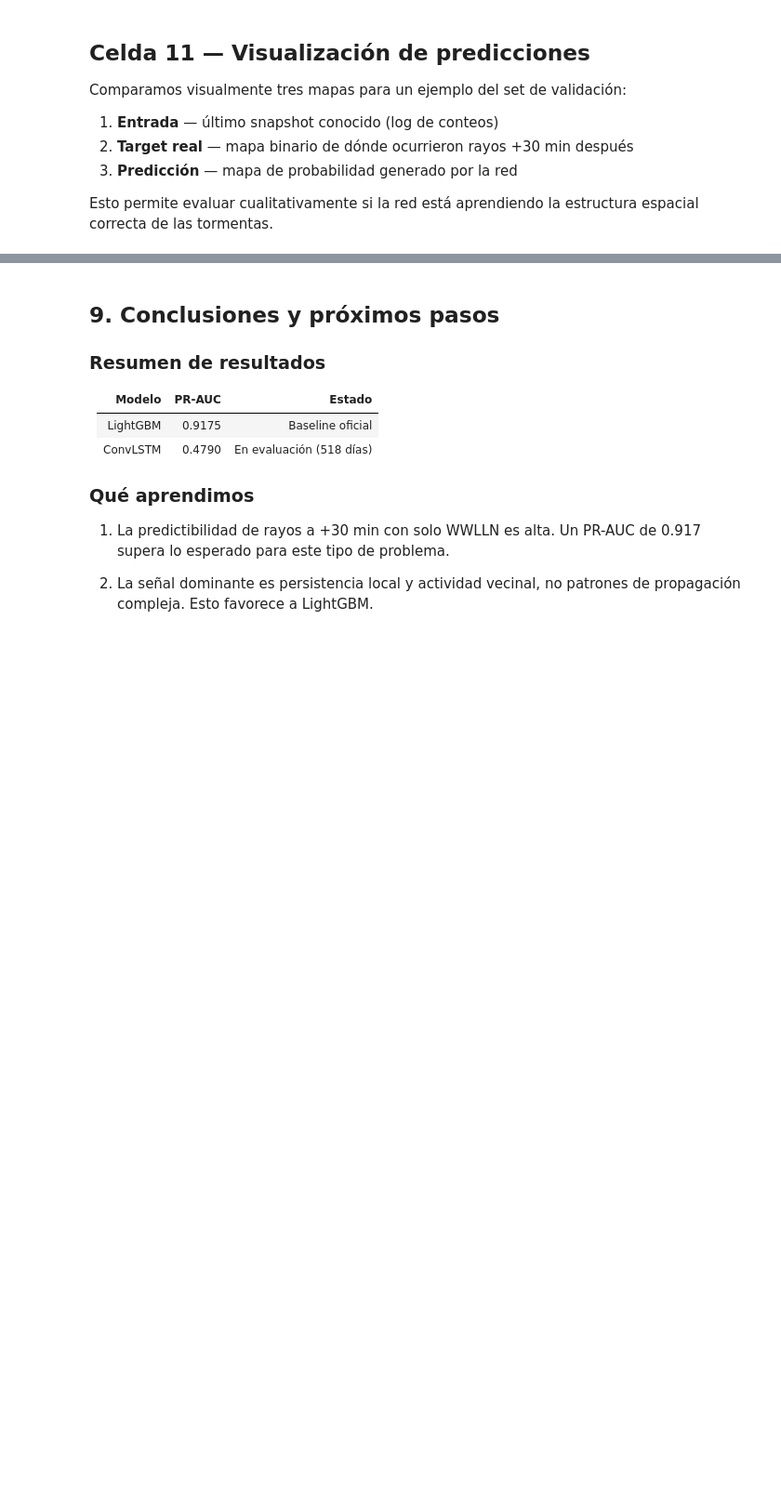
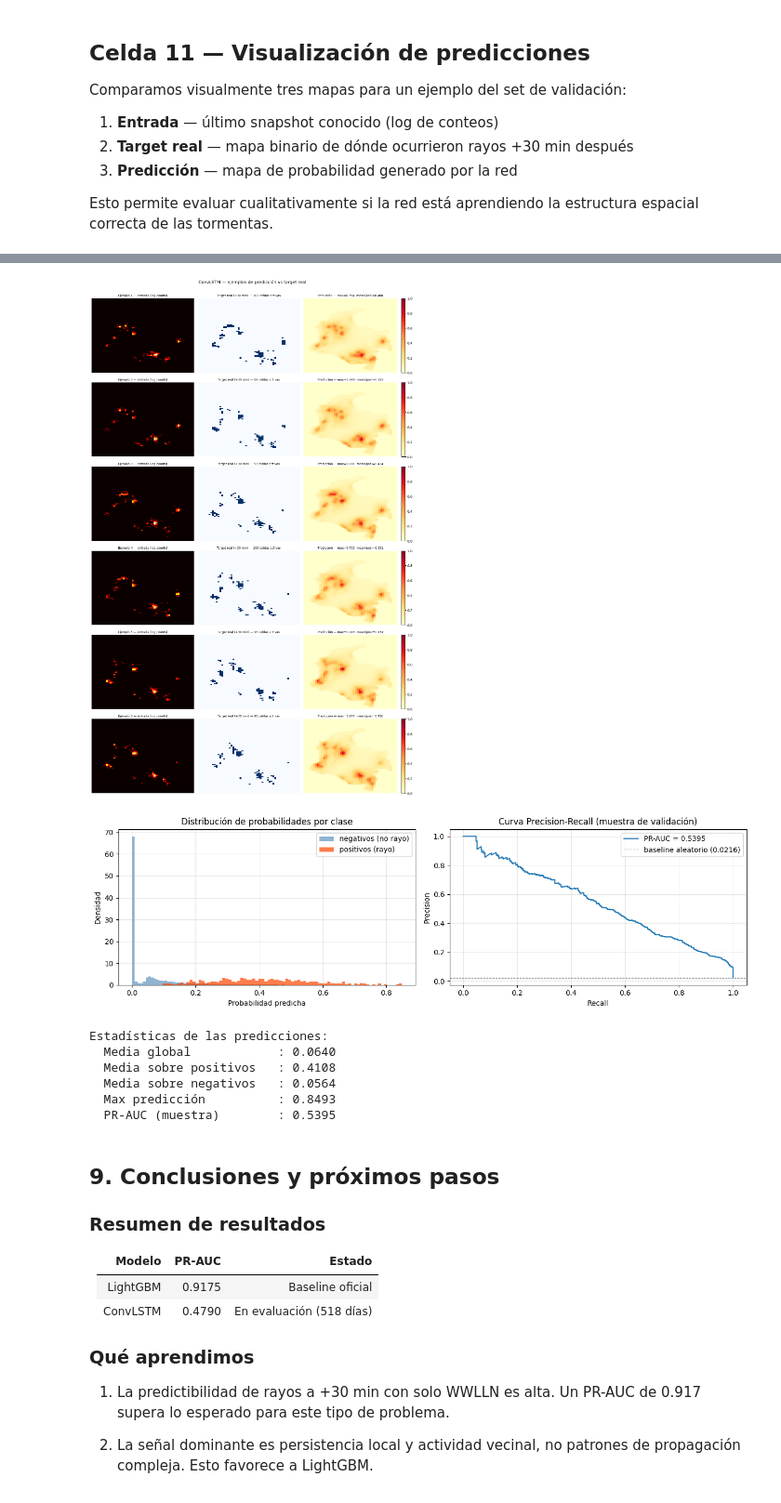
Before and after one commit to mfvalle/lightning-occurrence, a Jupyter notebook: ConvLSTM_—_Predicción_de_rayos_en_Colombia.ipynb, the cells around one changed output, grey strips where cells are left out. Shown at 93% size. Drawn from its saved outputs; the diff is of its cells as text; code cells hidden in the pictures; blank space fills up the shorter version.

```diff
--- a/ConvLSTM_—_Predicción_de_rayos_en_Colombia.ipynb
+++ b/ConvLSTM_—_Predicción_de_rayos_en_Colombia.ipynb
@@ -1046,9 +1069,7 @@ import numpy as np
 
 # Cargar mejor modelo guardado
 from tensorflow import keras
-model_best = keras.models.load_model(
-    "/content/drive/MyDrive/lightning-occurrence/models/convlstm_multichannel.keras"
-)
+model_best = model
 
 # Tomar ejemplos de validación
 ejemplos_X = []
@@ -1100,7 +1121,7 @@ for idx in range(6):
 
 plt.tight_layout()
 plt.savefig(
-    "/content/drive/MyDrive/lightning-occurrence/plots/convlstm_predictions.png",
+    "/content/drive/MyDrive/lightning-prediction/plots/convlstm_predictions.png",
     dpi=130, bbox_inches="tight"
 )
 plt.show()
@@ -1121,34 +1142,43 @@ axes2[0].set_ylabel("Densidad")
 axes2[0].set_title("Distribución de probabilidades por clase")
 axes2[0].legend()
 axes2[0].grid(True, alpha=0.3)
 
 # Precision-Recall para este subconjunto
 from sklearn.metrics import precision_recall_curve, average_precision_score
 prec, rec, thresh = precision_recall_curve(all_target, all_preds)
 ap = average_precision_score(all_target, all_preds)
 
 axes2[1].plot(rec, prec, lw=1.5, label=f"PR-AUC = {ap:.4f}")
 axes2[1].axhline(all_target.mean(), color="gray", linestyle="--", lw=0.8,
                  label=f"baseline aleatorio ({all_target.mean():.4f})")
 axes2[1].set_xlabel("Recall")
 axes2[1].set_ylabel("Precision")
 axes2[1].set_title("Curva Precision-Recall (muestra de validación)")
 axes2[1].legend()
 axes2[1].grid(True, alpha=0.3)
 
 plt.tight_layout()
 plt.savefig(
-    "/content/drive/MyDrive/lightning-occurrence/plots/convlstm_pr_curve.png",
+    "/content/drive/MyDrive/lightning-prediction/plots/convlstm_pr_curve.png",
     dpi=130, bbox_inches="tight"
 )
 plt.show()
 
 print(f"\nEstadísticas de las predicciones:")
 print(f"  Media global            : {all_preds.mean():.4f}")
 print(f"  Media sobre positivos   : {all_preds[all_target==1].mean():.4f}")
 print(f"  Media sobre negativos   : {all_preds[all_target==0].mean():.4f}")
 print(f"  Max predicción          : {all_preds.max():.4f}")
 print(f"  PR-AUC (muestra)        : {ap:.4f}")
+# %% [output]
+[figure, added]
+[figure, added]
+Estadísticas de las predicciones:
+  Media global            : 0.0640
+  Media sobre positivos   : 0.4108
+  Media sobre negativos   : 0.0564
+  Max predicción          : 0.8493
+  PR-AUC (muestra)        : 0.5395
 # %% [markdown]
 ## 9. Conclusiones y próximos pasos
 
```
Also changed, not shown: parts of 11 cells of this notebook.
